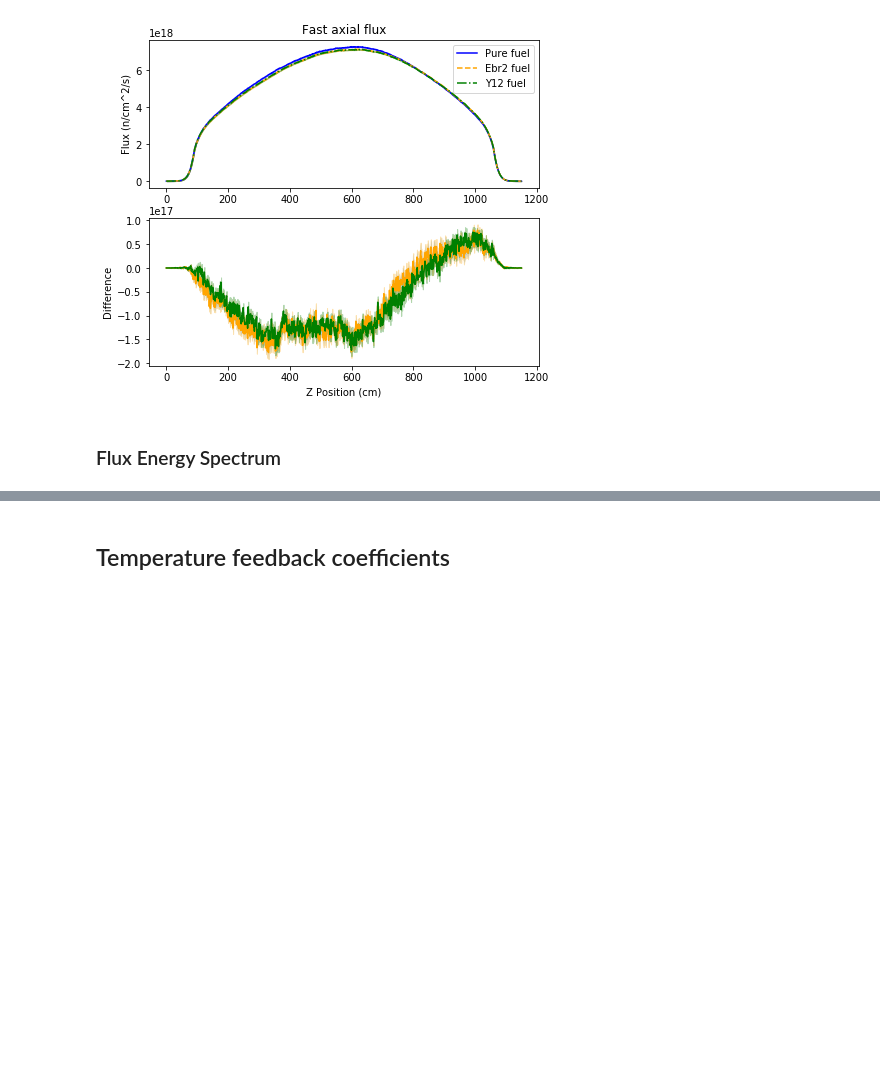
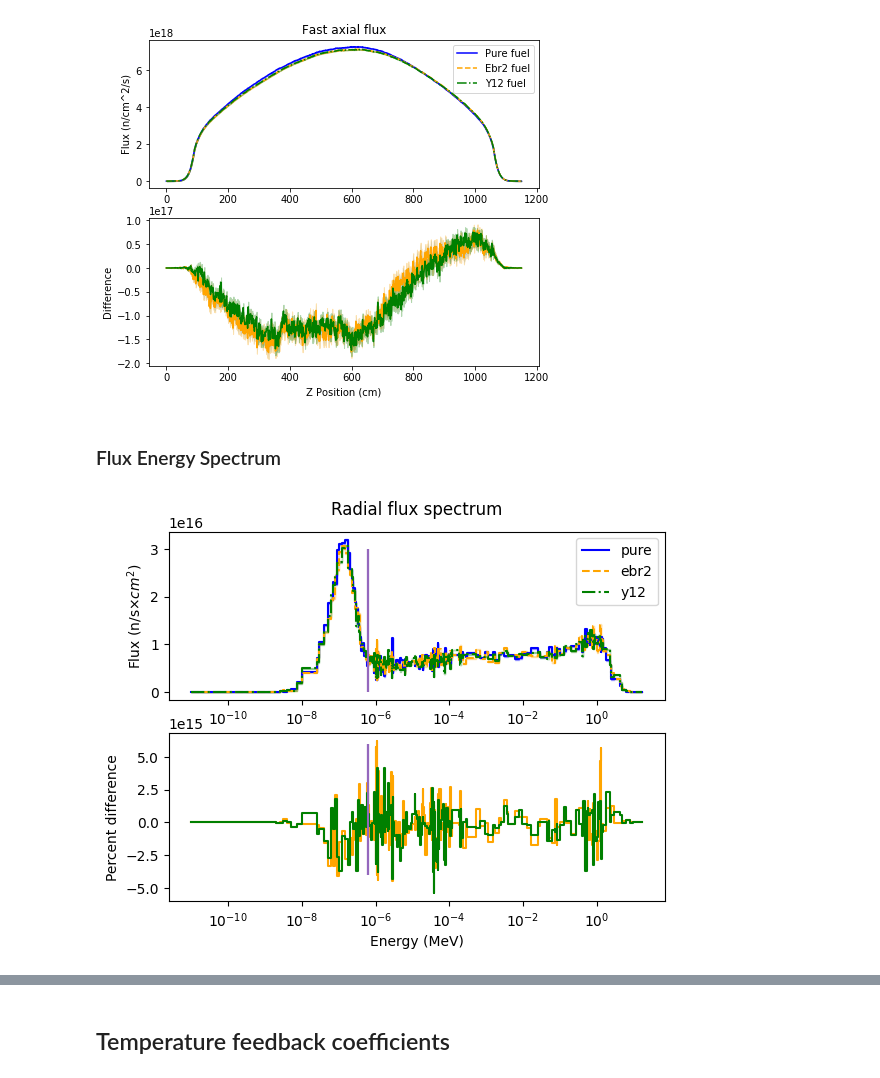
Before and after one commit to abachma2/phlox, a Jupyter notebook: reactors/full-core/htgr-200/Impurities_analysis.ipynb, the cells around one changed output, grey strips where cells are left out. Saved outputs shown, nothing was run; the diff lists cells and outputs as text; code cells hidden in the pictures; blank space fills up the shorter version.

Commit message:
add mg flux plots

```diff
--- a/reactors/full-core/htgr-200/Impurities_analysis.ipynb
+++ b/reactors/full-core/htgr-200/Impurities_analysis.ipynb
@@ -429,48 +432,50 @@ for ii in range(1, 239):
 # %%
-spectrum = {'pure':0, 'ebr2':0, 'y12':0}
-for fuel in ['pure']:
+for fuel in ['y12']:
     detector = serpentTools.read(out_files['detectors']['mg'][fuel], 'det')
-    spectrum[fuel] = detector.detectors['radial']
+    spectrum[fuel] = detector.detectors['radial_flux']
 # %%
 # Flux specturm in the middle of core
 x_pos = 483
 y_pos = 483
 z_pos = 575
-for fuel in ['pure']:#out_files['detectors']['mg']:
+for fuel in out_files['detectors']['mg']:
         counter = 0
 
 
         plt.figure(1)
         ax1 = plt.subplot(2,1,1)
+        y  = spectrum[fuel].tallies[:,x_pos, y_pos]/lethargy
         ax1.step(energy[:-1], y, label=fuel,
                 color=colors[fuel], linestyle = linestyles[fuel])
         error = spectrum[fuel].errors[:,y_pos, x_pos]*spectrum[fuel].tallies[:,y_pos, x_pos]
         ax1.fill_between(energy[:-1], y-error,
                         y+error, alpha=0.3,
                         edgecolor=colors[fuel], facecolor=colors[fuel], step='pre')
         plt.xscale('log')
         #plt.yscale('log')
         ax2 = plt.subplot(2,1,2)
         if fuel != 'pure':
             diff = y-spectrum['pure'].tallies[:,y_pos, x_pos]/lethargy
             diff_e = np.sqrt((spectrum[fuel].errors[:,y_pos, x_pos]*spectrum[fuel].tallies[:,y_pos, x_pos])**2 + \
                      (spectrum['pure'].errors[:,y_pos, x_pos]*spectrum['pure'].tallies[:,y_pos, x_pos])**2)
             ax2.step(energy[:-1], diff, color=colors[fuel])
             #ax2.fill_between(energy, diff-diff_e, diff+diff_e, step='pre',
             #                alpha=0.3, edgecolor=colors[fuel],
             #                facecolor=colors[fuel])
         ax2.set_xlabel('Energy (MeV)')
         ax1.set_ylabel(r'Flux (n/s$\times cm^2$)')
         ax2.set_ylabel('Percent difference')
         ax1.set_title(f"Radial flux spectrum", y=1.05)
         ax1.legend()
-        ax1.vlines(0.625e-6, 0, 2e15, 'tab:purple')
-        ax2.vlines(0.625e-6, -1e15, 0.8e15, 'tab:purple')
+        ax1.vlines(0.625e-6, 0, 3e16, 'tab:purple')
+        ax2.vlines(0.625e-6, -4e15, 6e15, 'tab:purple')
 
         plt.xscale('log')
         #plt.yscale('log')
 
         plt.savefig('xe100_spectrum_center.png')
+# %% [output]
+[figure, added]
 # %%
 core_flux = {'pure':np.zeros(238), 'ebr2':np.zeros(238), 'y12':np.zeros(238)}
 for fuel in core_flux:
```
Also changed, not shown: parts of 3 cells of this notebook.
